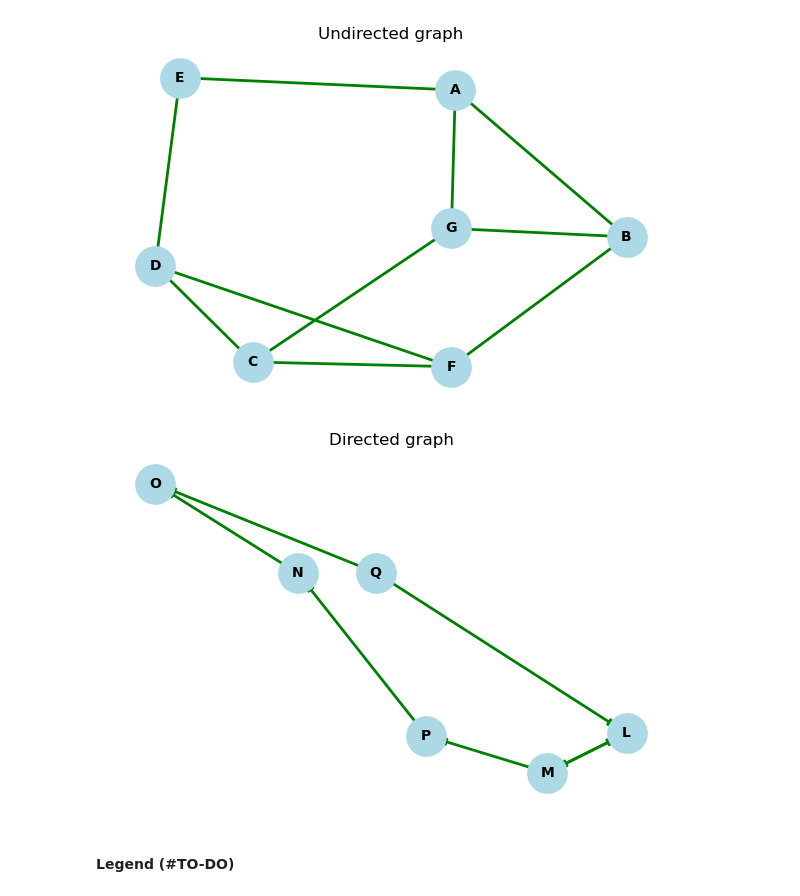
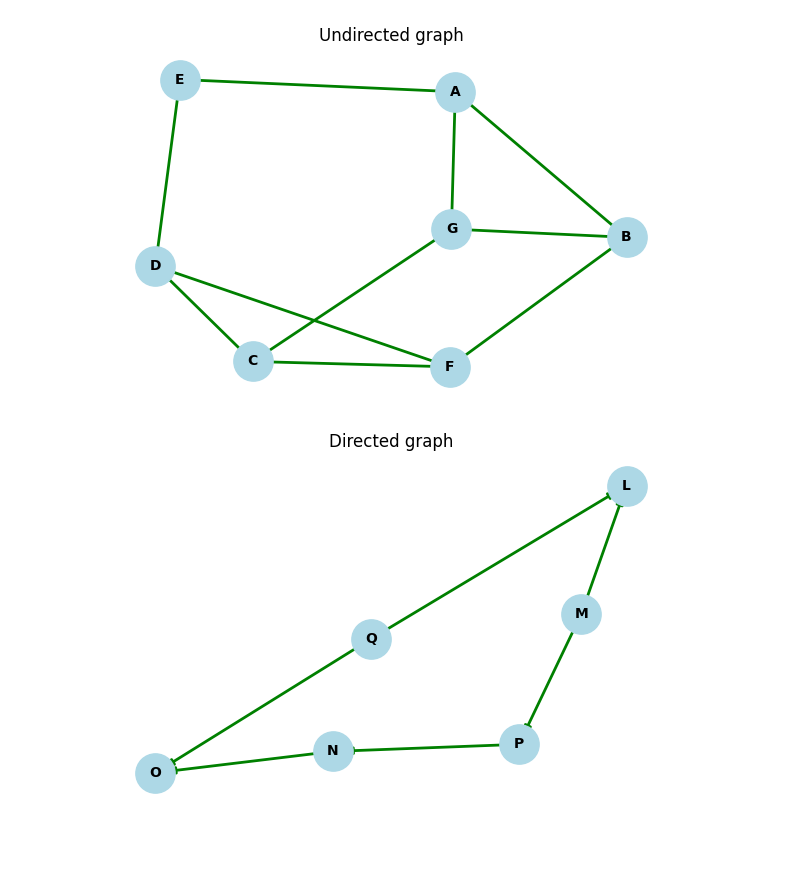
Before and after one commit to violina-www/math_concepts_26_project, a Jupyter notebook: Math_Concepts_Project.ipynb, the cells around one changed output. Drawn from its saved outputs; the diff is of its cells as text; code cells hidden in the pictures; blank space fills up the shorter version.

Commit message:
Added graphs and visualizations

```diff
--- a/Math_Concepts_Project.ipynb
+++ b/Math_Concepts_Project.ipynb
@@ -107,15 +112,12 @@ graph_from_edges(edges_list)
 # %%
 directed_edges = [
     ("P", "N", 3),
     ("Q", "O", 4),
-    ("L", "M", 7),
     ("M", "P", 2),
     ("N", "O", 4),
     ("Q", "L", 3),
     ("M", "L", 2)
 ]
 graph_from_edges(directed_edges, directed=True)
 # %% [output]
-[figure, old version]
+[figure, new version]
-# %% [markdown]
-#### Legend (#TO-DO)
```
Also changed, not shown: parts of 8 cells of this notebook.
